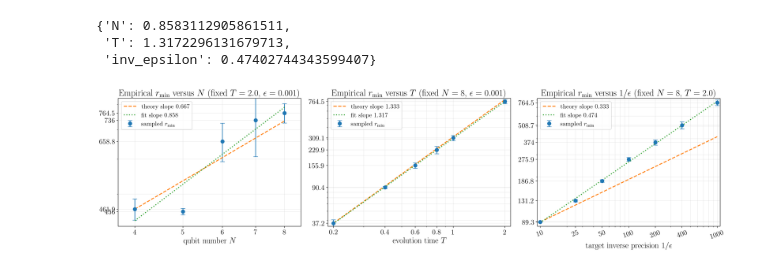
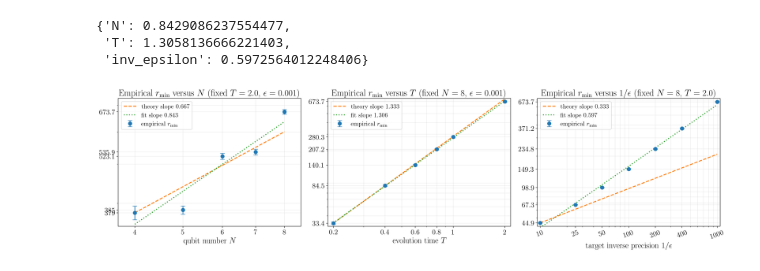
Before and after one commit to Qubit-Fernand/NCC-Trotter-Compensation, a Jupyter notebook: plot_original_scaling.ipynb, the cells around one changed output. Saved outputs shown, nothing was run; the diff lists cells and outputs as text; code cells hidden in the pictures.

```diff
--- a/plot_original_scaling.ipynb
+++ b/plot_original_scaling.ipynb
@@ -27,7 +27,8 @@ SAVE_PDF = 1
 FIG_DIR = Path('figures')
 FIG_DIR.mkdir(parents=True, exist_ok=True)
 DATA_DIR = Path('data')
-CHANNEL = 1
+CHANNEL = 0
+FIGURE_TAG = 'channel_' if CHANNEL else 'operator_'
 RESULT_PREFIX = 'NCC_channel_original_sampling_r' if CHANNEL else 'NCC_original_sampling_r'
 RESULT_LABEL = 'channel original' if CHANNEL else 'original'
 BASELINE = {'N': 8, 'T': 2.0, 'epsilon': 0.001, 'trials': 1000, 'repeats': 10}
@@ -192,7 +193,7 @@ def plot_expected_panel(ax, records, axis, xlabel, title, theory_exp, invert_x=F
     return slope
 
 
-def plot_sampled_panel(ax, records, axis, xlabel, title, theory_exp, invert_x=False):
+def plot_empirical_panel(ax, records, axis, xlabel, title, theory_exp, invert_x=False):
     if len(records) == 0:
         plot_missing(ax, title, xlabel)
         return None
@@ -204,7 +205,7 @@ def plot_sampled_panel(ax, records, axis, xlabel, title, theory_exp, invert_x=Fa
     ])
     ax.set_xscale('log')
     ax.set_yscale('log')
-    ax.errorbar(x, y, yerr=yerr, fmt='o', ms=8, capsize=5, color='C0', label='sampled $r_{\\min}$')
+    ax.errorbar(x, y, yerr=yerr, fmt='o', ms=8, capsize=5, color='C0', label='empirical $r_{\\min}$')
     slope = None
     if len(records) >= 2:
         slope, prefactor = fit_power_law(x, y)
@@ -283,36 +286,36 @@ slopes_expected
 # %%
 fig, axes = plt.subplots(1, 3, figsize=(20, 5.5))
-slopes_sampled = {}
-slopes_sampled['N'] = plot_sampled_panel(
+slopes_empirical = {}
+slopes_empirical['N'] = plot_empirical_panel(
     axes[0],
     series_by_axis['N'],
     'N',
     r'qubit number $N$',
     rf'Empirical $r_{{\min}}$ versus $N$ (fixed $T={BASELINE["T"]}$, $\epsilon={BASELINE["epsilon"]}$)',
     THEORY_EXPONENTS['N'],
 )
-slopes_sampled['T'] = plot_sampled_panel(
+slopes_empirical['T'] = plot_empirical_panel(
     axes[1],
     series_by_axis['T'],
     'T',
     r'evolution time $T$',
     rf'Empirical $r_{{\min}}$ versus $T$ (fixed $N={BASELINE["N"]}$, $\epsilon={BASELINE["epsilon"]}$)',
     THEORY_EXPONENTS['T'],
 )
-slopes_sampled['inv_epsilon'] = plot_sampled_panel(
+slopes_empirical['inv_epsilon'] = plot_empirical_panel(
     axes[2],
     series_by_axis['inv_epsilon'],
     'inv_epsilon',
     r'target inverse precision $1/\epsilon$',
     rf'Empirical $r_{{\min}}$ versus $1/\epsilon$ (fixed $N={BASELINE["N"]}$, $T={BASELINE["T"]}$)',
     THEORY_EXPONENTS['inv_epsilon'],
 )
 fig.tight_layout()
 if SAVE_PDF:
-    fig.savefig(FIG_DIR / 'plot_original_sampled_scaling.pdf', bbox_inches='tight')
-slopes_sampled
+    fig.savefig(FIG_DIR / f'scaling_{FIGURE_TAG}original_empirical.pdf', bbox_inches='tight')
+slopes_empirical
 # %% [output]
-{'N': 0.8583112905861511,
- 'T': 1.3172296131679713,
- 'inv_epsilon': 0.47402744343599407}
+{'N': 0.8429086237554477,
+ 'T': 1.3058136666221403,
+ 'inv_epsilon': 0.5972564012248406}
-[figure, old version]
+[figure, new version]
```
Also changed, not shown: parts of 3 cells of this notebook, 20 other files.
